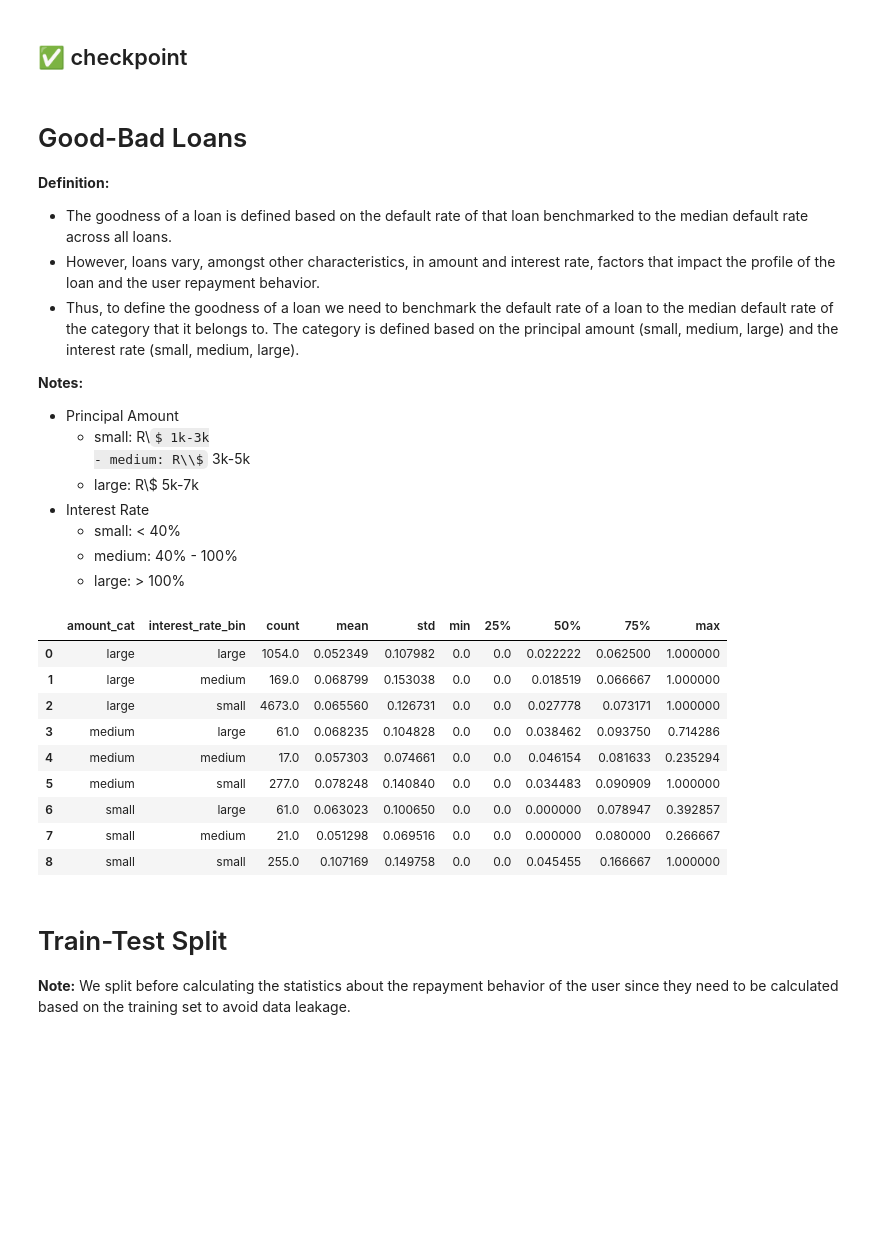
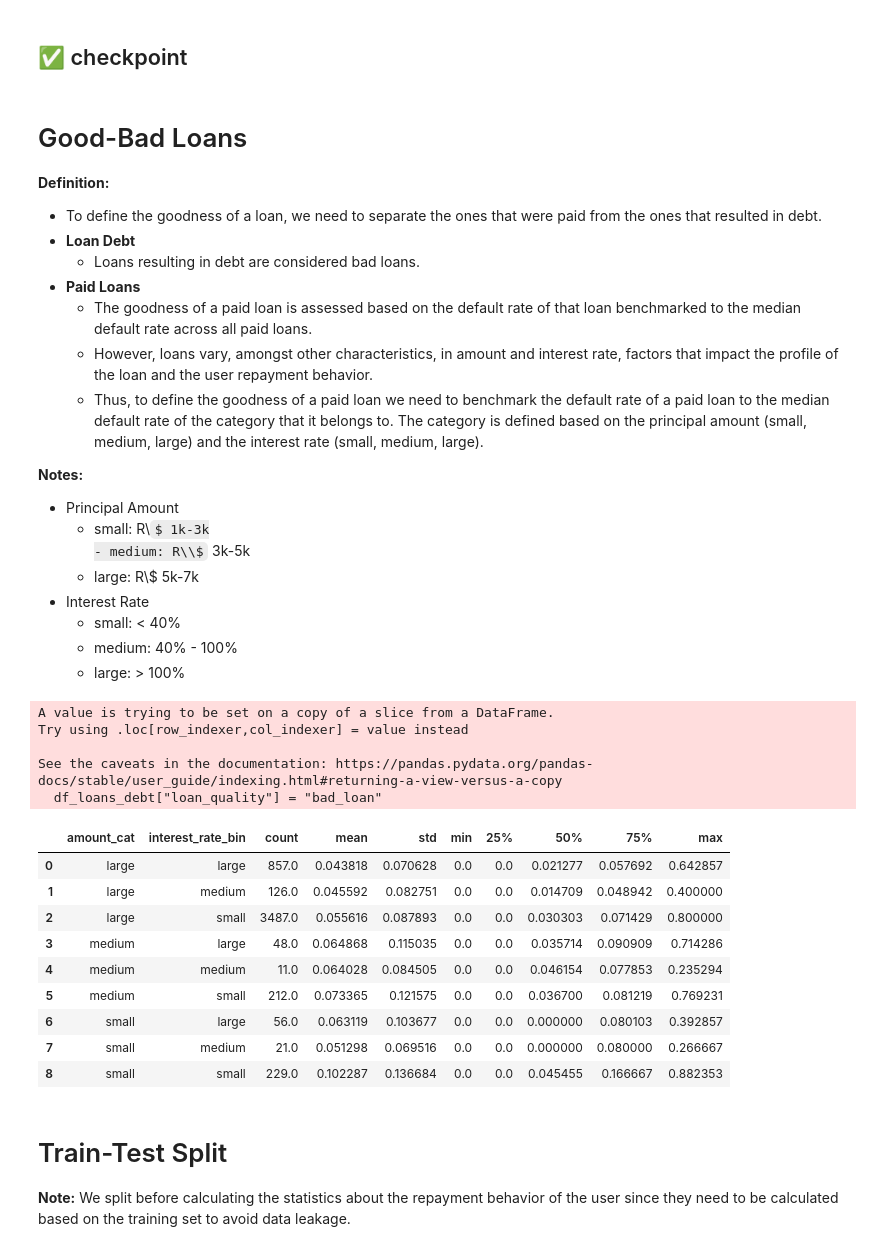
Before and after one commit to lamproslntz/loan-repayment-analysis, a Jupyter notebook: notebooks/preprocessing_feature_engineering.ipynb, the cells around one changed output. Cells and saved outputs as stored; diff of their text form; code cells hidden in the pictures; some formulas as TeX source; blank space fills up the shorter version.

```diff
--- a/notebooks/preprocessing_feature_engineering.ipynb
+++ b/notebooks/preprocessing_feature_engineering.ipynb
@@ -634,9 +634,13 @@ df_users.to_pickle("../data/processed/df_users.pkl")
 # Good-Bad Loans
 
 **Definition:**
-- The goodness of a loan is defined based on the default rate of that loan benchmarked to the median default rate across all loans.
-- However, loans vary, amongst other characteristics, in amount and interest rate, factors that impact the profile of the loan and the user repayment behavior.
-- Thus, to define the goodness of a loan we need to benchmark the default rate of a loan to the median default rate of the category that it belongs to. The category is defined based on the principal amount (small, medium, large) and the interest rate (small, medium, large).
+- To define the goodness of a loan, we need to separate the ones that were paid from the ones that resulted in debt.
+- **Loan Debt**
+    - Loans resulting in debt are considered bad loans.
+- **Paid Loans**
+    - The goodness of a paid loan is assessed based on the default rate of that loan benchmarked to the median default rate across all paid loans.
+    - However, loans vary, amongst other characteristics, in amount and interest rate, factors that impact the profile of the loan and the user repayment behavior.
+    - Thus, to define the goodness of a paid loan we need to benchmark the default rate of a paid loan to the median default rate of the category that it belongs to. The category is defined based on the principal amount (small, medium, large) and the interest rate (small, medium, large).
 
 **Notes:**
 - Principal Amount
@@ -647,21 +651,32 @@ df_users.to_pickle("../data/processed/df_users.pkl")
     - small: < 40%
     - medium: 40% - 100%
     - large: > 100%
+# %%
+df_loans_debt = df_loans[df_loans["status_cleaned"] == "debt"]
+df_loans_debt["loan_quality"] = "bad_loan"
+
+df_loans_repaid = df_loans[df_loans["status_cleaned"] == "repaid"]
+# %% [output]
+A value is trying to be set on a copy of a slice from a DataFrame.
+Try using .loc[row_indexer,col_indexer] = value instead
+
+See the caveats in the documentation: https://pandas.pydata.org/pandas-docs/stable/user_guide/indexing.html#returning-a-view-versus-a-copy
+  df_loans_debt["loan_quality"] = "bad_loan"
 # %%
 # calculate 5-number summary of default rate per loan amount and interest rate combination
-stats = df_loans.groupby(["amount_cat", "interest_rate_bin"], as_index=False)["rate_default"].describe()
+stats = df_loans_repaid.groupby(["amount_cat", "interest_rate_bin"], as_index=False)["rate_default"].describe()
 stats
 # %% [output]
 |  | amount_cat | interest_rate_bin | count | mean | std | min | 25% | 50% | 75% | max |
-| 0 | large | large | 1054.0 | 0.052349 | 0.107982 | 0.0 | 0.0 | 0.022222 | 0.062500 | 1.000000 |
-| 1 | large | medium | 169.0 | 0.068799 | 0.153038 | 0.0 | 0.0 | 0.018519 | 0.066667 | 1.000000 |
-| 2 | large | small | 4673.0 | 0.065560 | 0.126731 | 0.0 | 0.0 | 0.027778 | 0.073171 | 1.000000 |
-| 3 | medium | large | 61.0 | 0.068235 | 0.104828 | 0.0 | 0.0 | 0.038462 | 0.093750 | 0.714286 |
-| 4 | medium | medium | 17.0 | 0.057303 | 0.074661 | 0.0 | 0.0 | 0.046154 | 0.081633 | 0.235294 |
-| 5 | medium | small | 277.0 | 0.078248 | 0.140840 | 0.0 | 0.0 | 0.034483 | 0.090909 | 1.000000 |
-| 6 | small | large | 61.0 | 0.063023 | 0.100650 | 0.0 | 0.0 | 0.000000 | 0.078947 | 0.392857 |
+| 0 | large | large | 857.0 | 0.043818 | 0.070628 | 0.0 | 0.0 | 0.021277 | 0.057692 | 0.642857 |
+| 1 | large | medium | 126.0 | 0.045592 | 0.082751 | 0.0 | 0.0 | 0.014709 | 0.048942 | 0.400000 |
+| 2 | large | small | 3487.0 | 0.055616 | 0.087893 | 0.0 | 0.0 | 0.030303 | 0.071429 | 0.800000 |
+| 3 | medium | large | 48.0 | 0.064868 | 0.115035 | 0.0 | 0.0 | 0.035714 | 0.090909 | 0.714286 |
+| 4 | medium | medium | 11.0 | 0.064028 | 0.084505 | 0.0 | 0.0 | 0.046154 | 0.077853 | 0.235294 |
+| 5 | medium | small | 212.0 | 0.073365 | 0.121575 | 0.0 | 0.0 | 0.036700 | 0.081219 | 0.769231 |
+| 6 | small | large | 56.0 | 0.063119 | 0.103677 | 0.0 | 0.0 | 0.000000 | 0.080103 | 0.392857 |
 | 7 | small | medium | 21.0 | 0.051298 | 0.069516 | 0.0 | 0.0 | 0.000000 | 0.080000 | 0.266667 |
-| 8 | small | small | 255.0 | 0.107169 | 0.149758 | 0.0 | 0.0 | 0.045455 | 0.166667 | 1.000000 |
+| 8 | small | small | 229.0 | 0.102287 | 0.136684 | 0.0 | 0.0 | 0.045455 | 0.166667 | 0.882353 |
 # %%
 # to assess the quality of a loan, the default rate should meet or exceed the third quartile (Q3)
 # of its corresponding category, determined by loan amount and interest rate
```
Also changed, not shown: parts of 3 cells of this notebook.
